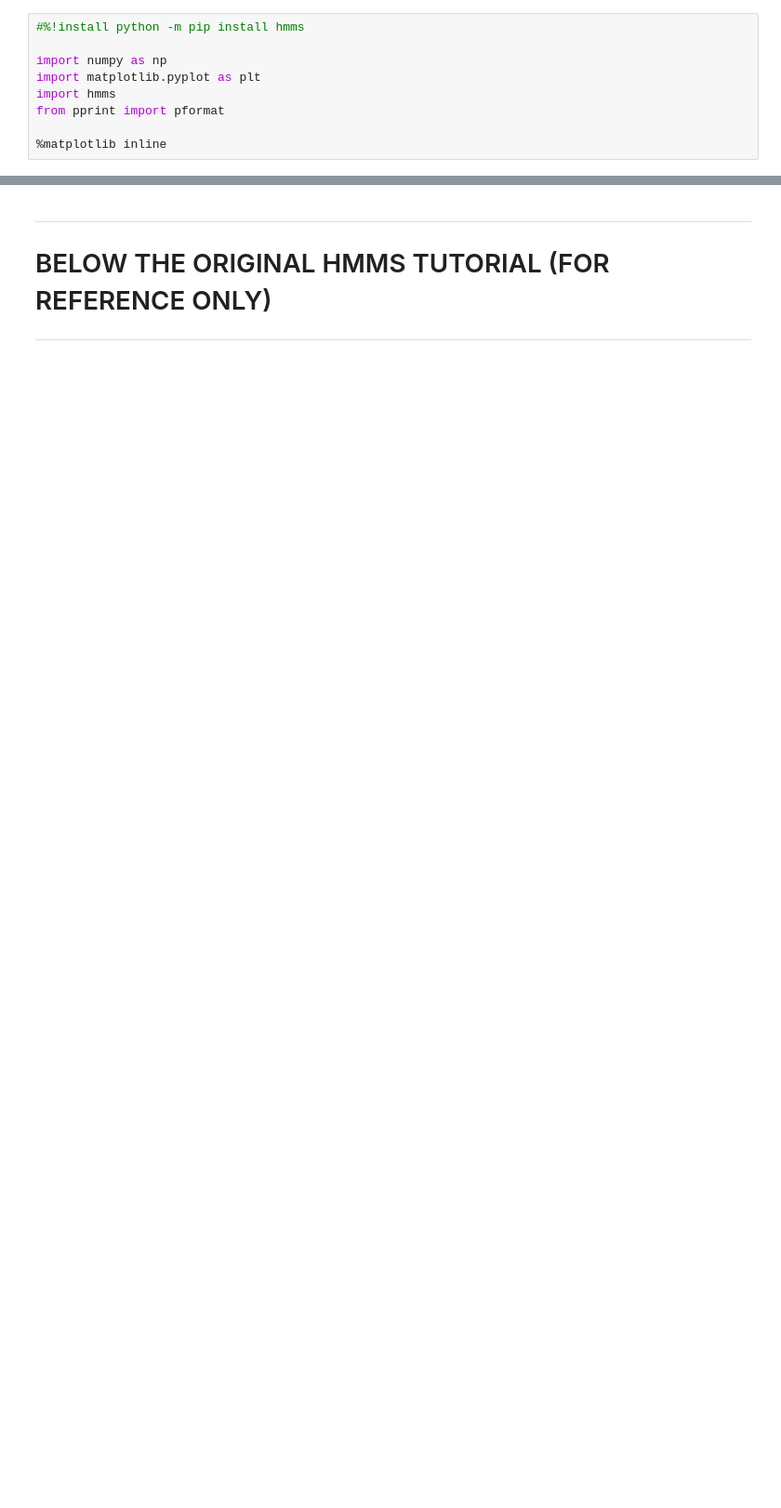
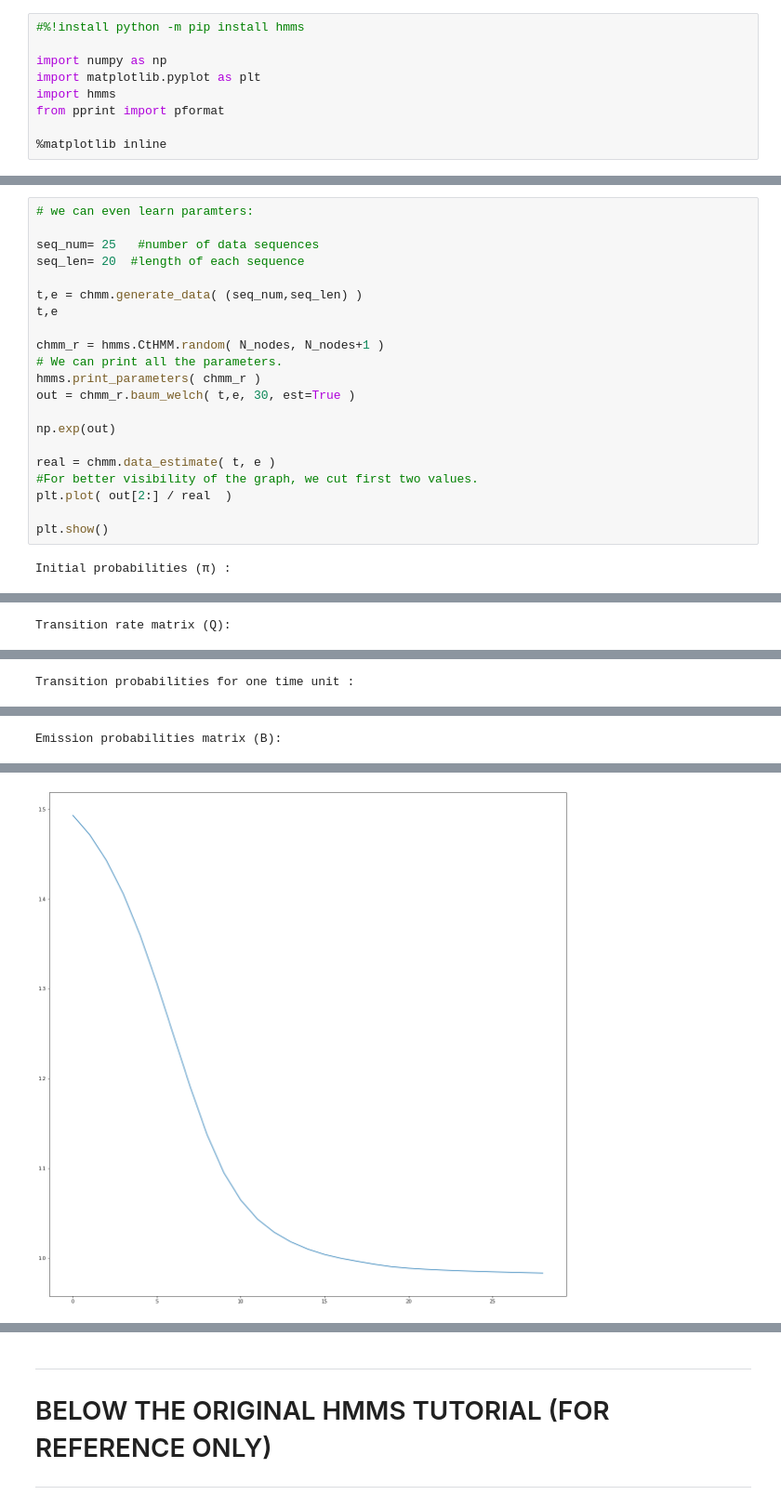
Before and after one commit to marc-hanheide/jupyter-notebooks, a Jupyter notebook: hmms.ipynb, the cells around one changed output, grey strips where cells are left out. Shown at 93% size. Saved outputs shown, nothing was run; the diff lists cells and outputs as text; blank space fills up the shorter version.

Commit message:
some learning in HMMs

```diff
--- a/hmms.ipynb
+++ b/hmms.ipynb
@@ -200,0 +238,23 @@ state predictions:
+# %%
+# we can even learn paramters:
+
+seq_num= 25   #number of data sequences
+seq_len= 20  #length of each sequence
+
+t,e = chmm.generate_data( (seq_num,seq_len) )
+t,e
+
+chmm_r = hmms.CtHMM.random( N_nodes, N_nodes+1 )
+# We can print all the parameters.
+hmms.print_parameters( chmm_r )
+out = chmm_r.baum_welch( t,e, 30, est=True )
+
+np.exp(out)
+
+real = chmm.data_estimate( t, e )
+#For better visibility of the graph, we cut first two values.
+plt.plot( out[2:] / real  )
+
+plt.show()
+# %% [output]
+Initial probabilities (π) :
@@ -200,0 +272 @@ state predictions:
+Transition rate matrix (Q):
@@ -200,0 +284 @@ state predictions:
+Transition probabilities for one time unit :
@@ -200,0 +296 @@ state predictions:
+Emission probabilities matrix (B):
@@ -200,0 +325 @@ state predictions:
+[figure, added]
```
Also changed, not shown: parts of 10 cells of this notebook.
